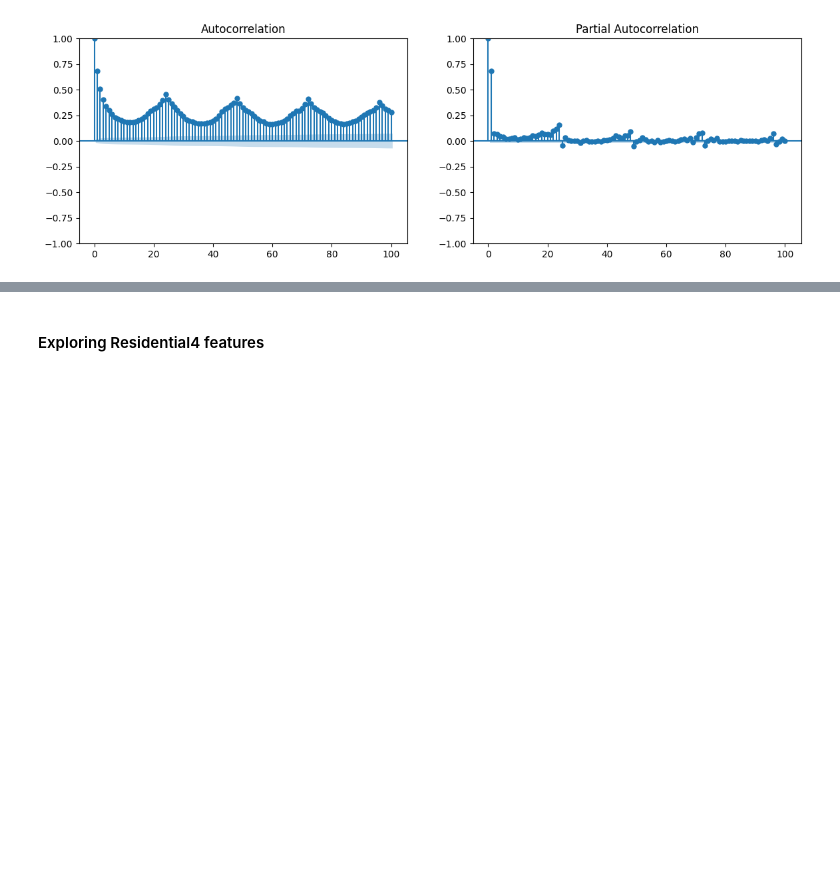
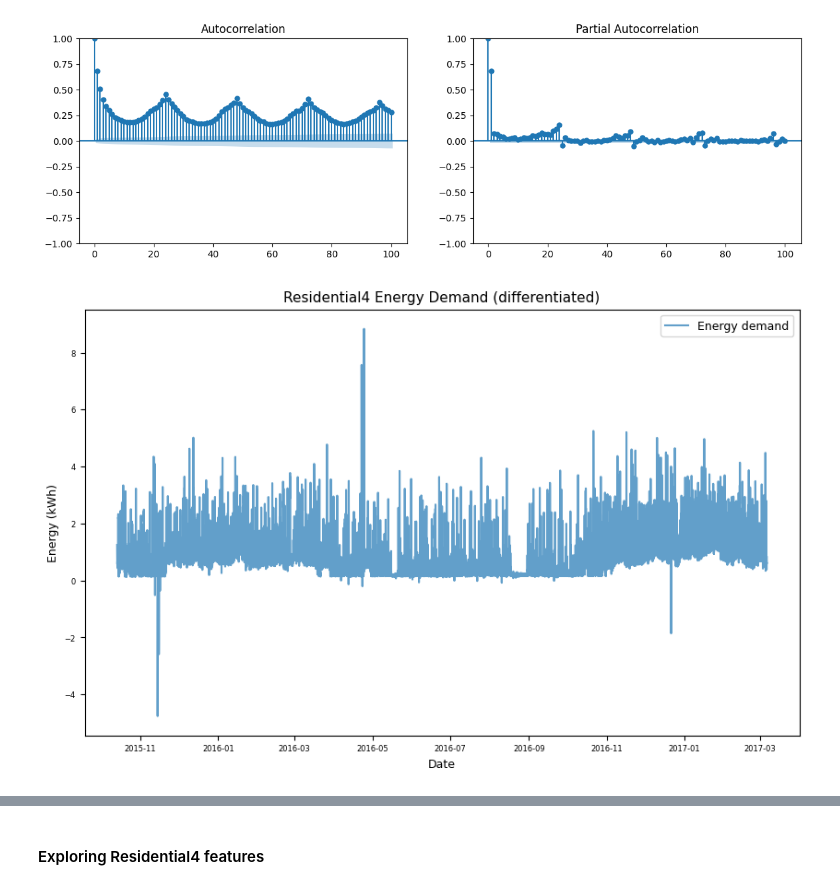
Before and after one commit to JoannaKusy/ML_for_Data_Analytics_Project, a Jupyter notebook: notebooks/01_eda.ipynb, the cells around one changed output, grey strips where cells are left out. Saved outputs shown, nothing was run; the diff lists cells and outputs as text; code cells hidden in the pictures; blank space fills up the shorter version.

```diff
--- a/notebooks/01_eda.ipynb
+++ b/notebooks/01_eda.ipynb
@@ -306,3 +310,15 @@ plot_pacf(energy_demand, lags=100, ax=axes[1])
 plt.show()
 # %% [output]
 [figure]
+# %%
+# after group discussion, we decided to exclude "appliances_consumption" from demand calculation
+plt.plot(residential4_data.index, energy_demand, label='Energy demand', alpha=0.7)
+
+plt.title('Residential4 Energy Demand (differentiated)', fontsize=TITLE_FONTSIZE)
+plt.xlabel('Date', fontsize=LABEL_FONTSIZE)
+plt.ylabel('Energy (kWh)', fontsize=LABEL_FONTSIZE)
+plt.legend(fontsize=LABEL_FONTSIZE)
+plt.tick_params(labelsize=TICK_LABEL_FONTSIZE)
+plt.show()
+# %% [output]
+[figure, added]
```
Also changed, not shown: parts of 15 cells of this notebook.
